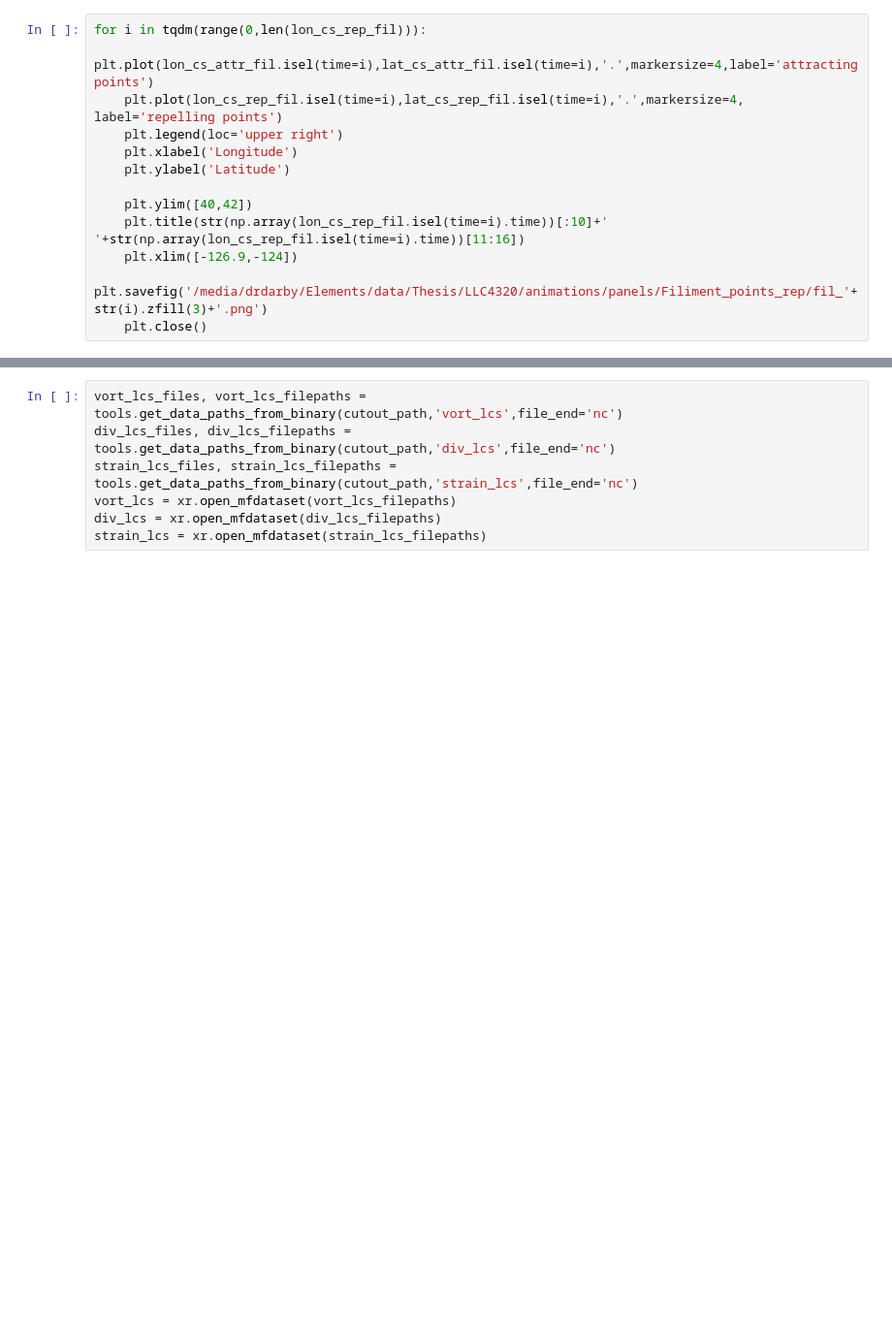
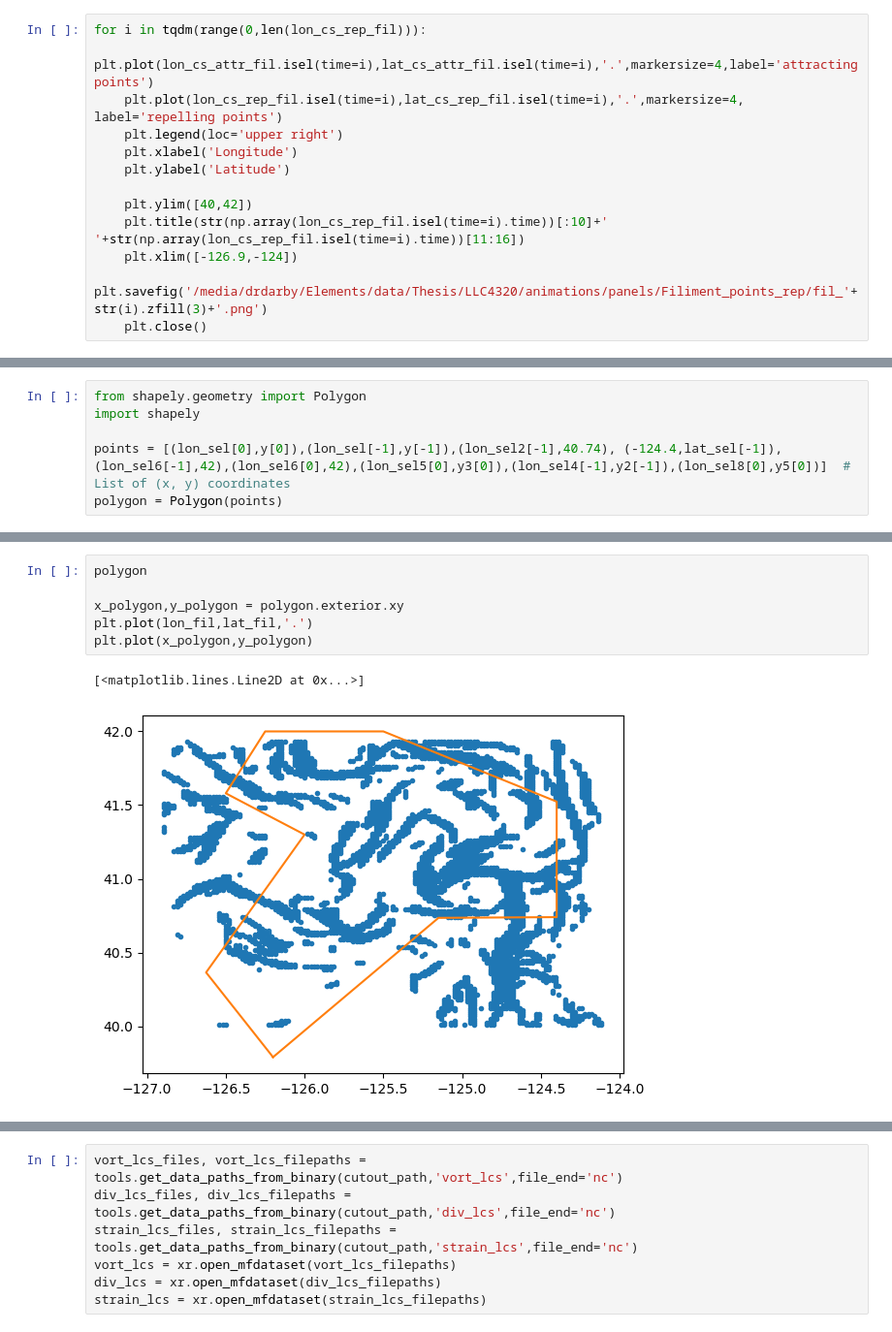
Before and after one commit to bdarbyMLML/cape_mend_SM_LCS, a Jupyter notebook: Hypothesis_2.ipynb, the cells around one changed output, grey strips where cells are left out. Shown at 97% size. Cells and saved outputs as stored; diff of their text form; blank space fills up the shorter version.

```diff
--- a/Hypothesis_2.ipynb
+++ b/Hypothesis_2.ipynb
@@ -248,0 +290,6 @@ Text(0.5, 1.0, '2012-08-19 18:00')
+# %%
+from shapely.geometry import Polygon
+import shapely
+
+points = [(lon_sel[0],y[0]),(lon_sel[-1],y[-1]),(lon_sel2[-1],40.74), (-124.4,lat_sel[-1]),(lon_sel6[-1],42),(lon_sel6[0],42),(lon_sel5[0],y3[0]),(lon_sel4[-1],y2[-1]),(lon_sel8[0],y5[0])]  # List of (x, y) coordinates
+polygon = Polygon(points)
@@ -248,0 +327,9 @@ Text(0.5, 1.0, '2012-08-19 18:00')
+# %%
+polygon
+
+x_polygon,y_polygon = polygon.exterior.xy
+plt.plot(lon_fil,lat_fil,'.')
+plt.plot(x_polygon,y_polygon)
+# %% [output]
+[<matplotlib.lines.Line2D at 0x...>]
+[figure, added]
```
Also changed, not shown: parts of 5 cells of this notebook, 3 other files.
